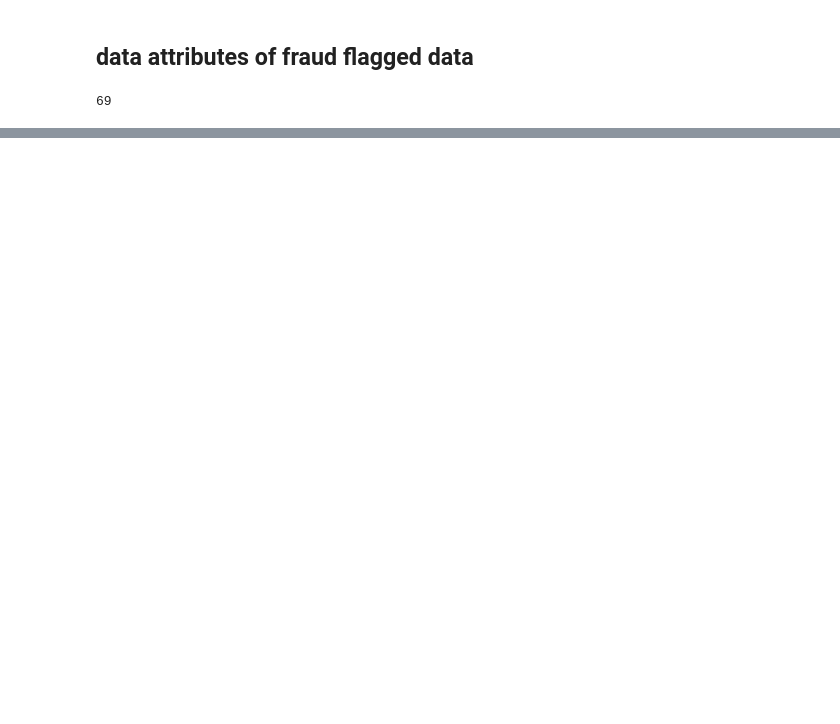
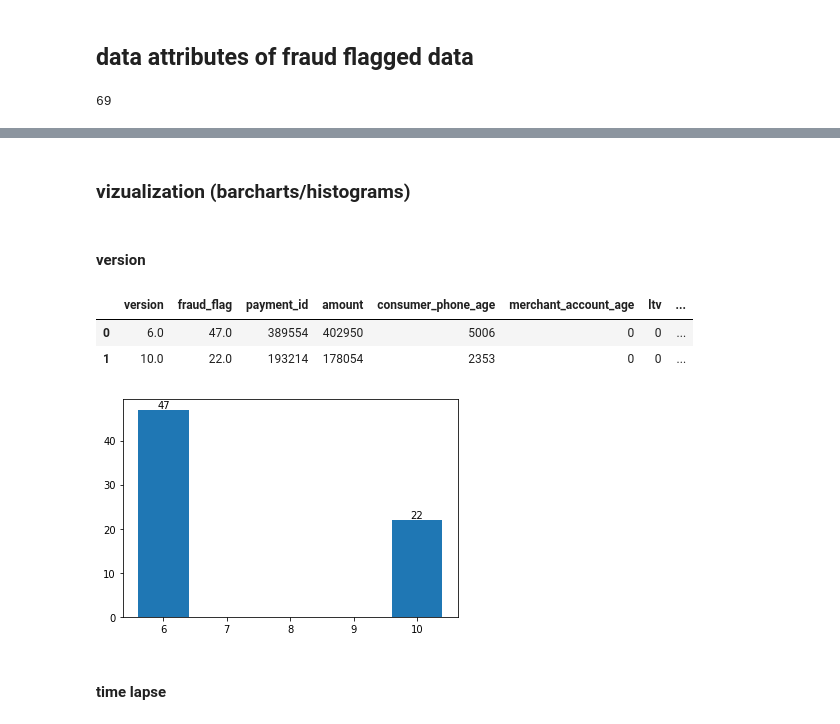
Before and after one commit to erniechen30825/fraud_detection, a Jupyter notebook: EDA.ipynb, the cells around one changed output, grey strips where cells are left out. Cells and saved outputs as stored; diff of their text form; code cells hidden in the pictures; blank space fills up the shorter version.

Commit message:
finish basic eda and vizualization

```diff
--- a/EDA.ipynb
+++ b/EDA.ipynb
@@ -91,0 +101,23 @@ len(fraud_only) #should be 69
+# %% [markdown]
+### vizualization (barcharts/histograms)
+# %%
+def bar_viz(df,col):
+    fig, ax = plt.subplots()
+    bar = ax.bar(df[col], df["count"], label=df["count"])
+    ax.bar_label(bar)
+    plt.show()
+# %% [markdown]
+#### version
+# %%
+version = fraud_only.groupby("version").sum().reset_index()
+version
+# %% [output]
+|  | version | fraud_flag | payment_id | amount | consumer_phone_age | merchant_account_age | ltv | ... |
+| 0 | 6.0 | 47.0 | 389554 | 402950 | 5006 | 0 | 0 | ... |
+| 1 | 10.0 | 22.0 | 193214 | 178054 | 2353 | 0 | 0 | ... |
+# %%
+bar_viz(version,"version")
+# %% [output]
+[figure, added]
+# %% [markdown]
+#### time lapse
```
Also changed, not shown: parts of 29 cells of this notebook.
